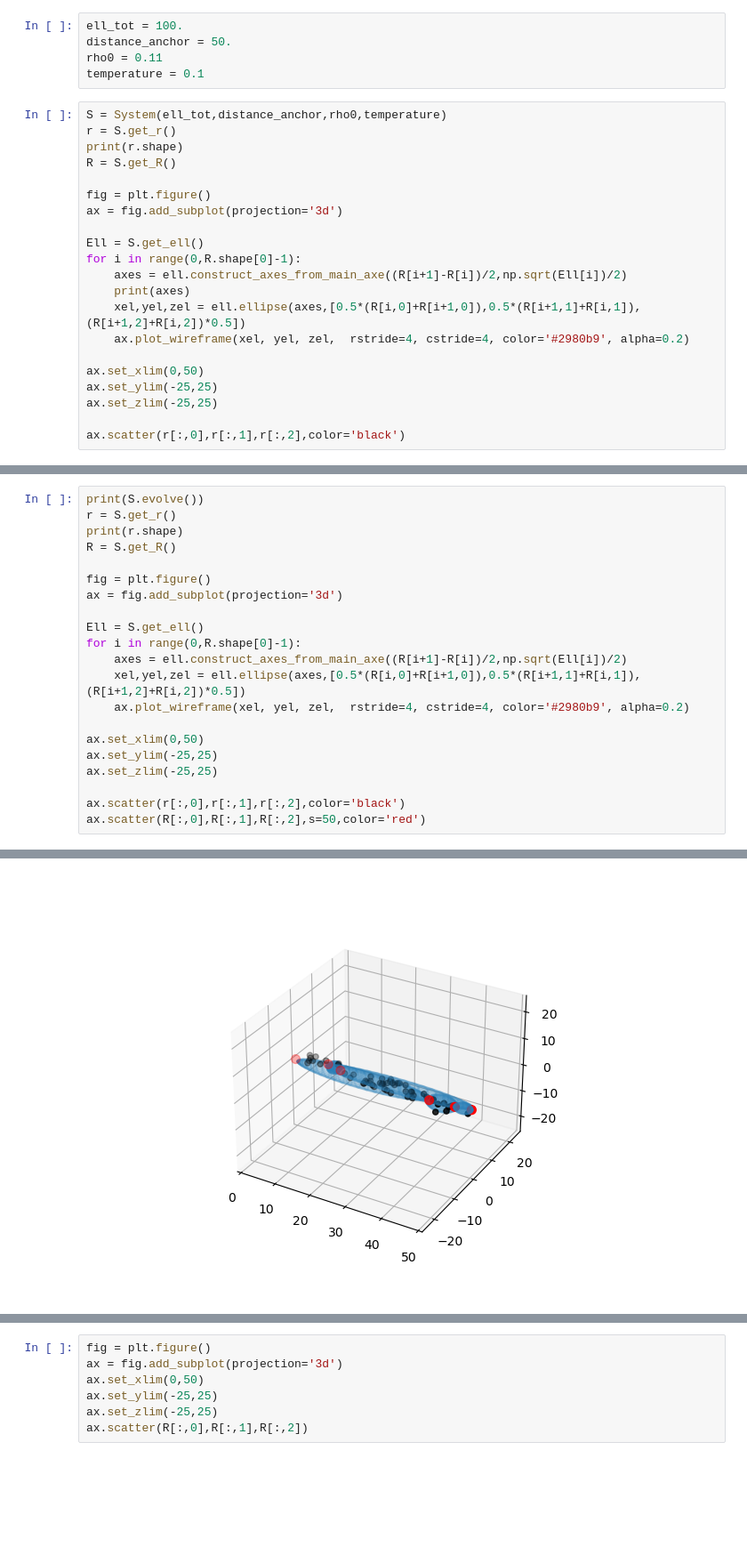
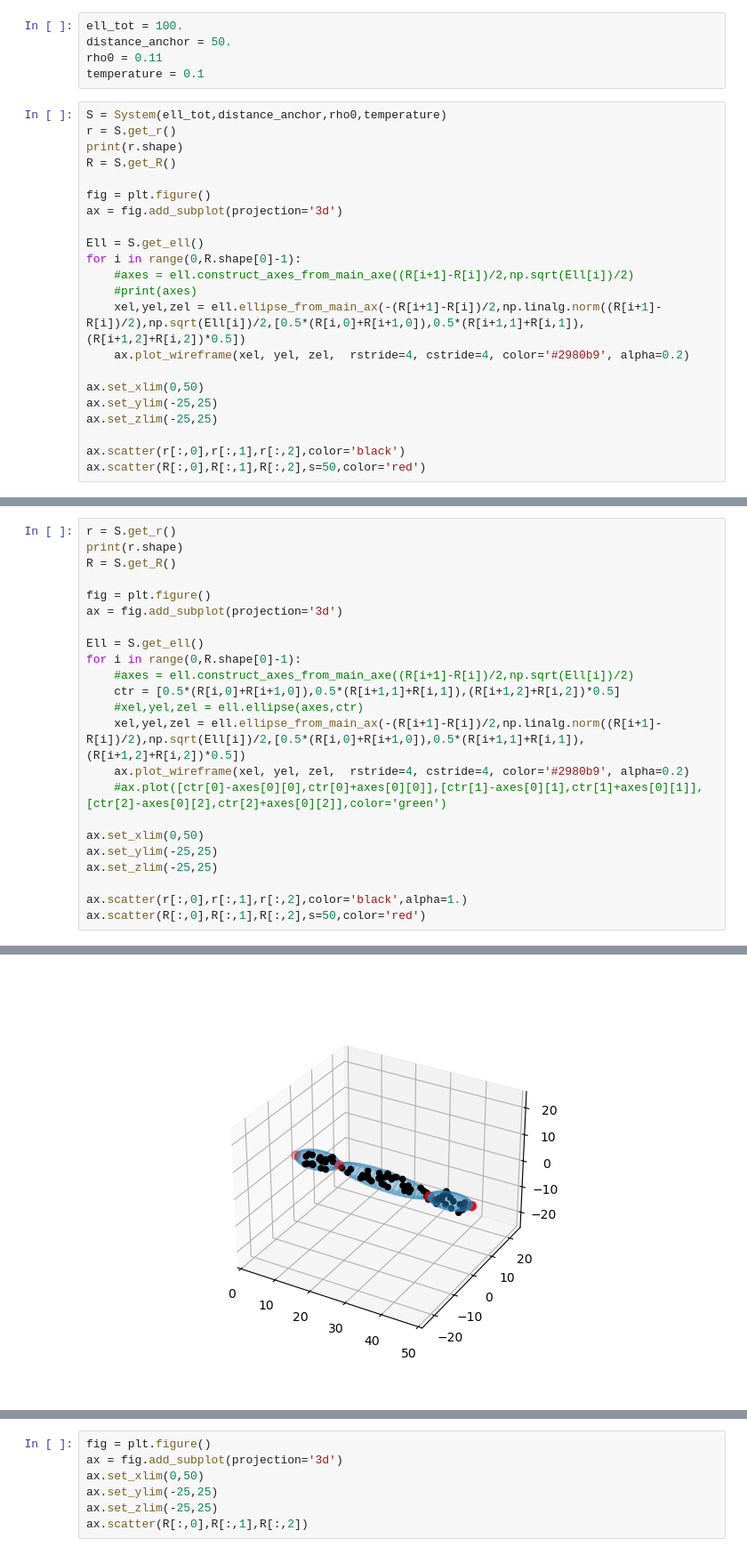
Before and after one commit to HugoLeRoy94/Aging_Condensate, a Jupyter notebook: Test_backend.ipynb, the cells around one changed output, grey strips where cells are left out. Shown at 89% size. Saved outputs shown, nothing was run; the diff lists cells and outputs as text; blank space fills up the shorter version.

Commit message:
the ellipse are plotted correctly, plus the crosslinks are in the good regions. the get_ell function should return an array sorted according to the R[0] values.

```diff
--- a/Test_backend.ipynb
+++ b/Test_backend.ipynb
@@ -20,9 +20,9 @@ ax = fig.add_subplot(projection='3d')
 
 Ell = S.get_ell()
 for i in range(0,R.shape[0]-1):
-    axes = ell.construct_axes_from_main_axe((R[i+1]-R[i])/2,np.sqrt(Ell[i])/2)
-    print(axes)
-    xel,yel,zel = ell.ellipse(axes,[0.5*(R[i,0]+R[i+1,0]),0.5*(R[i+1,1]+R[i,1]),(R[i+1,2]+R[i,2])*0.5])
+    #axes = ell.construct_axes_from_main_axe((R[i+1]-R[i])/2,np.sqrt(Ell[i])/2)
+    #print(axes)
+    xel,yel,zel = ell.ellipse_from_main_ax(-(R[i+1]-R[i])/2,np.linalg.norm((R[i+1]-R[i])/2),np.sqrt(Ell[i])/2,[0.5*(R[i,0]+R[i+1,0]),0.5*(R[i+1,1]+R[i,1]),(R[i+1,2]+R[i,2])*0.5])
     ax.plot_wireframe(xel, yel, zel,  rstride=4, cstride=4, color='#2980b9', alpha=0.2)
 
 ax.set_xlim(0,50)
@@ -30,5 +30,6 @@ ax.set_ylim(-25,25)
 ax.set_zlim(-25,25)
 
 ax.scatter(r[:,0],r[:,1],r[:,2],color='black')
+ax.scatter(R[:,0],R[:,1],R[:,2],s=50,color='red')
 # %% [output]
 (274, 3)
@@ -43,5 +44,4 @@ array([[ 0.,  0.,  0.],
 # %%
-print(S.evolve())
 r = S.get_r()
 print(r.shape)
 R = S.get_R()
@@ -51,14 +51,17 @@ ax = fig.add_subplot(projection='3d')
 
 Ell = S.get_ell()
 for i in range(0,R.shape[0]-1):
-    axes = ell.construct_axes_from_main_axe((R[i+1]-R[i])/2,np.sqrt(Ell[i])/2)
-    xel,yel,zel = ell.ellipse(axes,[0.5*(R[i,0]+R[i+1,0]),0.5*(R[i+1,1]+R[i,1]),(R[i+1,2]+R[i,2])*0.5])
+    #axes = ell.construct_axes_from_main_axe((R[i+1]-R[i])/2,np.sqrt(Ell[i])/2)
+    ctr = [0.5*(R[i,0]+R[i+1,0]),0.5*(R[i+1,1]+R[i,1]),(R[i+1,2]+R[i,2])*0.5]
+    #xel,yel,zel = ell.ellipse(axes,ctr)
+    xel,yel,zel = ell.ellipse_from_main_ax(-(R[i+1]-R[i])/2,np.linalg.norm((R[i+1]-R[i])/2),np.sqrt(Ell[i])/2,[0.5*(R[i,0]+R[i+1,0]),0.5*(R[i+1,1]+R[i,1]),(R[i+1,2]+R[i,2])*0.5])
     ax.plot_wireframe(xel, yel, zel,  rstride=4, cstride=4, color='#2980b9', alpha=0.2)
+    #ax.plot([ctr[0]-axes[0][0],ctr[0]+axes[0][0]],[ctr[1]-axes[0][1],ctr[1]+axes[0][1]],[ctr[2]-axes[0][2],ctr[2]+axes[0][2]],color='green')
 
 ax.set_xlim(0,50)
 ax.set_ylim(-25,25)
 ax.set_zlim(-25,25)
 
-ax.scatter(r[:,0],r[:,1],r[:,2],color='black')
+ax.scatter(r[:,0],r[:,1],r[:,2],color='black',alpha=1.)
 ax.scatter(R[:,0],R[:,1],R[:,2],s=50,color='red')
 # %% [output]
@@ -68,2 +72,2 @@ ax.scatter(R[:,0],R[:,1],R[:,2],s=50,color='red')
 <mpl_toolkits.mplot3d.art3d.Path3DCollection at 0x...>
-[figure, old version]
+[figure, new version]
```
Also changed, not shown: parts of 5 cells of this notebook, 6 other files.
